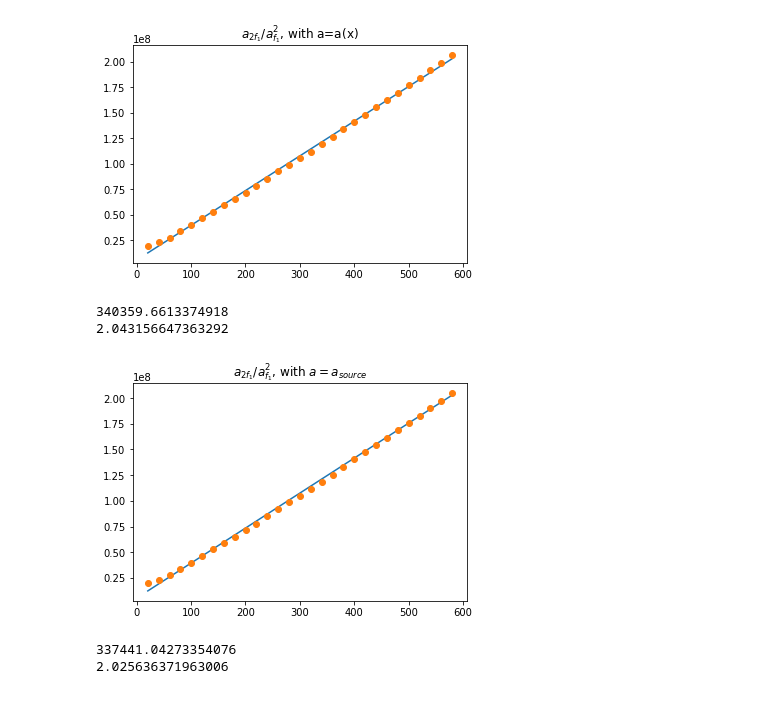
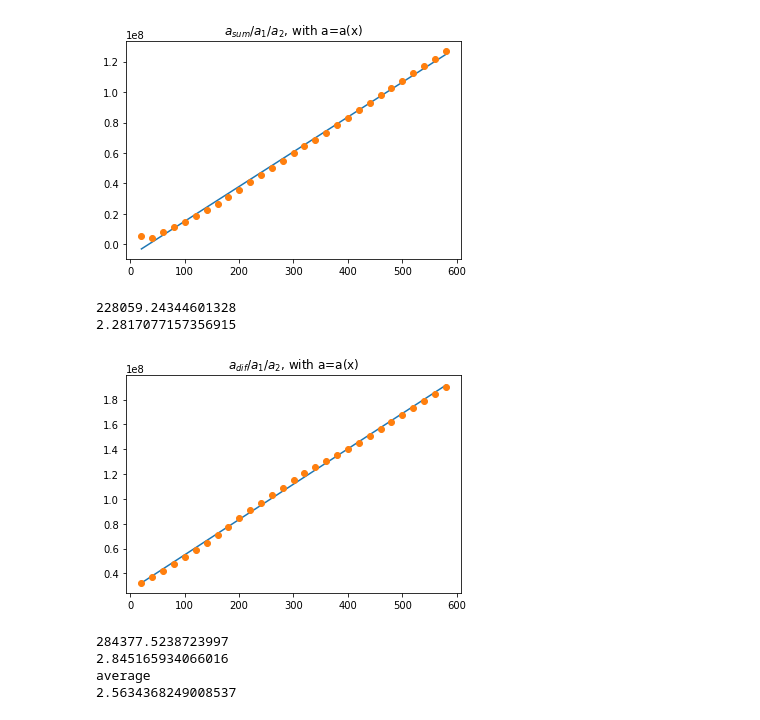
Before and after one commit to 1060matsuda/nlu, a Jupyter notebook: common_files/multiDetecMix.ipynb, the cells around one changed output. Saved outputs shown, nothing was run; the diff lists cells and outputs as text; code cells hidden in the pictures.

```diff
--- a/common_files/multiDetecMix.ipynb
+++ b/common_files/multiDetecMix.ipynb
@@ -337,35 +413,41 @@ plt.show()
 # %%
-# slope method
-res1 = np.polyfit(
-    x_detecs_array[0, :], a_2f1_at_detecs/a_f1_at_detecs/a_f1_at_detecs, 1)
-linear = np.poly1d(res1)(x_detecs_array[0, :])
-plt.plot(x_detecs_array[0, :], linear)
-plt.plot(x_detecs_array[0, :], a_2f1_at_detecs /
-         a_f1_at_detecs/a_f1_at_detecs, marker="o", linestyle="none")
-plt.title("$a_{2f_1}/a^2_{f_1}$, with a=a(x)")
+N=0
+res_sum = np.polyfit(
+    x_detecs_array[0, N:], y_sum_corrected[N:], 1)
+linear = np.poly1d(res_sum)(x_detecs_array[0, N:])
+plt.plot(x_detecs_array[0, N:], linear)
+plt.plot(x_detecs_array[0, N:], y_sum_corrected[N:], marker="o", linestyle="none")
+plt.title("$a_{sum}/a_1/a_2$, with a=a(x)")
 plt.show()
-print(res1[0])
-print(res1[0]*8*wavelength_f1*wavelength_f1*10**10/4/np.pi**2)
-beta_slope_corr = res1[0]*8*wavelength_f1*wavelength_f1*10**10/4/np.pi**2
+print(res_sum[0])
+beta_slope_sum = res_sum[0]*4*wavelength_f1*wavelength_f2*10**10/4/np.pi**2
+print(beta_slope_sum)
 
-res2 = np.polyfit(x_detecs_array[0, :],
-                  a_2f1_at_detecs/a_f1_source/a_f1_source, 1)
-linear = np.poly1d(res1)(x_detecs_array[0, :])
-plt.plot(x_detecs_array[0, :], linear)
-plt.plot(x_detecs_array[0, :], a_2f1_at_detecs /
-         a_f1_source/a_f1_source, marker="o", linestyle="none")
-plt.title("$a_{2f_1}/a^2_{f_1}$, with $a=a_{source}$")
+
+M=0
+res_dif = np.polyfit(
+    x_detecs_array[0, M:], y_dif_corrected[M:], 1)
+linear = np.poly1d(res_dif)(x_detecs_array[0, M:])
+plt.plot(x_detecs_array[0, M:], linear)
+plt.plot(x_detecs_array[0, M:], y_dif_corrected[M:], marker="o", linestyle="none")
+plt.title("$a_{dif}/a_1/a_2$, with a=a(x)")
 plt.show()
-print(res2[0])
-print(res2[0]*8*wavelength_f1*wavelength_f1*10**10/4/np.pi**2)
-beta_slope_source = res2[0]*8*wavelength_f1*wavelength_f1*10**10/4/np.pi**2
+print(res_dif[0])
+beta_slope_dif = res_dif[0]*4*wavelength_f1*wavelength_f2*10**10/4/np.pi**2
+print(beta_slope_dif)
+
+print("average")
+beta_slope_ave=(beta_slope_dif+beta_slope_sum)/2
+print(beta_slope_ave)
 # %% [output]
-[figure, old version]
+[figure, new version]
-340359.6613374918
-2.043156647363292
+228059.24344601328
+2.2817077157356915
-[figure, old version]
+[figure, new version]
-337441.04273354076
-2.025636371963006
+284377.5238723997
+2.845165934066016
+average
+2.5634368249008537
 # %%
 print(beta_sums_at_detecs_corrected[-1])
 print(beta_sums_at_detecs[-1])
```
Also changed, not shown: parts of 10 cells of this notebook, 1 other file.
